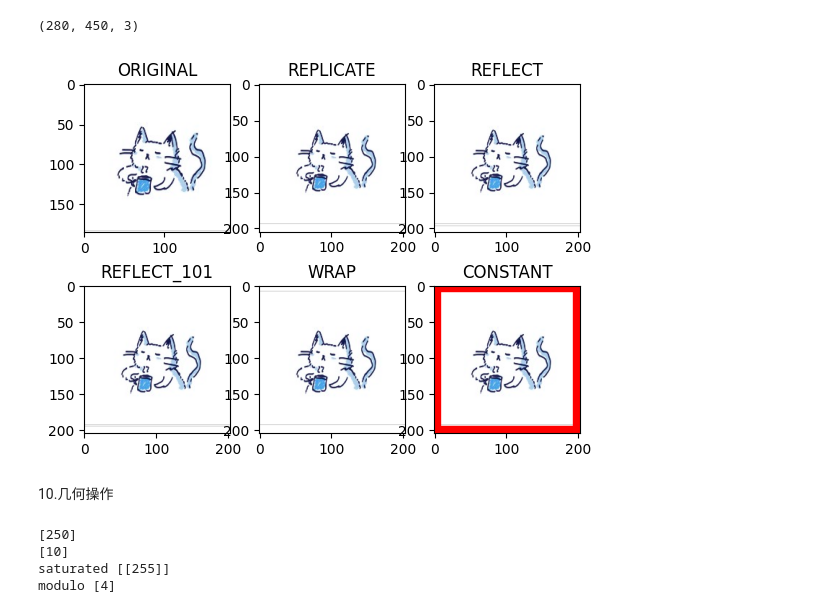
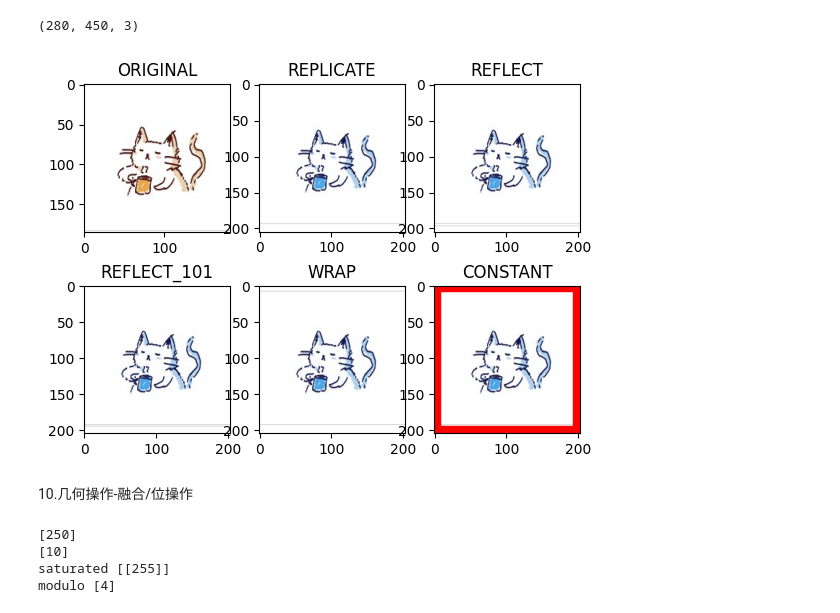
Before and after one commit to Wanggs2418/OpenCV_intro, a Jupyter notebook: code/python_CV/intro.ipynb, the cells around one changed output. Saved outputs shown, nothing was run; the diff lists cells and outputs as text; code cells hidden in the pictures.

```diff
--- a/code/python_CV/intro.ipynb
+++ b/code/python_CV/intro.ipynb
@@ -213,30 +247,38 @@ img[:,:,0] = 0
 cv.imshow('a', img)
 cv.waitKey(0)
 cv.destroyAllWindows()
+# %%
+def imgBGR2RGB(img):
+    img = cv.cvtColor(img, cv.COLOR_BGR2RGB)
+    return img
 # %%
 # 边界填充
 BLUE = [255,0,0]
 img = cv.imread("img/03.jpg")
 # (src, top, bottom, left, right, bodertype)
 replicate = cv.copyMakeBorder(img,10,10,10,10,cv.BORDER_REPLICATE)
 reflect = cv.copyMakeBorder(img,10,10,10,10,cv.BORDER_REFLECT)
 reflect101 = cv.copyMakeBorder(img,10,10,10,10,cv.BORDER_REFLECT_101)
 wrap = cv.copyMakeBorder(img,10,10,10,10,cv.BORDER_WRAP)
 constant= cv.copyMakeBorder(img,10,10,10,10,cv.BORDER_CONSTANT,value=BLUE)
 
-
-plt.subplot(231),plt.imshow(img,'gray'),plt.title('ORIGINAL')
+# cv2是默认BGR顺序，而用plt.imshow画图是RGB顺序
+plt.subplot(231),plt.imshow(imgBGR2RGB(img), 'gray'),plt.title('ORIGINAL')
 plt.subplot(232),plt.imshow(replicate,'gray'),plt.title('REPLICATE')
 plt.subplot(233),plt.imshow(reflect,'gray'),plt.title('REFLECT')
 plt.subplot(234),plt.imshow(reflect101,'gray'),plt.title('REFLECT_101')
 plt.subplot(235),plt.imshow(wrap,'gray'),plt.title('WRAP')
 plt.subplot(236),plt.imshow(constant,'gray'),plt.title('CONSTANT')
 
 plt.show()
+
+# cv.imshow('a', img)
+cv.waitKey(0)
+cv.destroyAllWindows()
 # %% [output]
-[figure, old version]
+[figure, new version]
 # %% [markdown]
-10.几何操作
+10.几何操作-融合/位操作
 # %%
 # modulo operation 和 saturated operation
 x = np.uint8([250])
```
Also changed, not shown: parts of 25 cells of this notebook, 6 other files.
